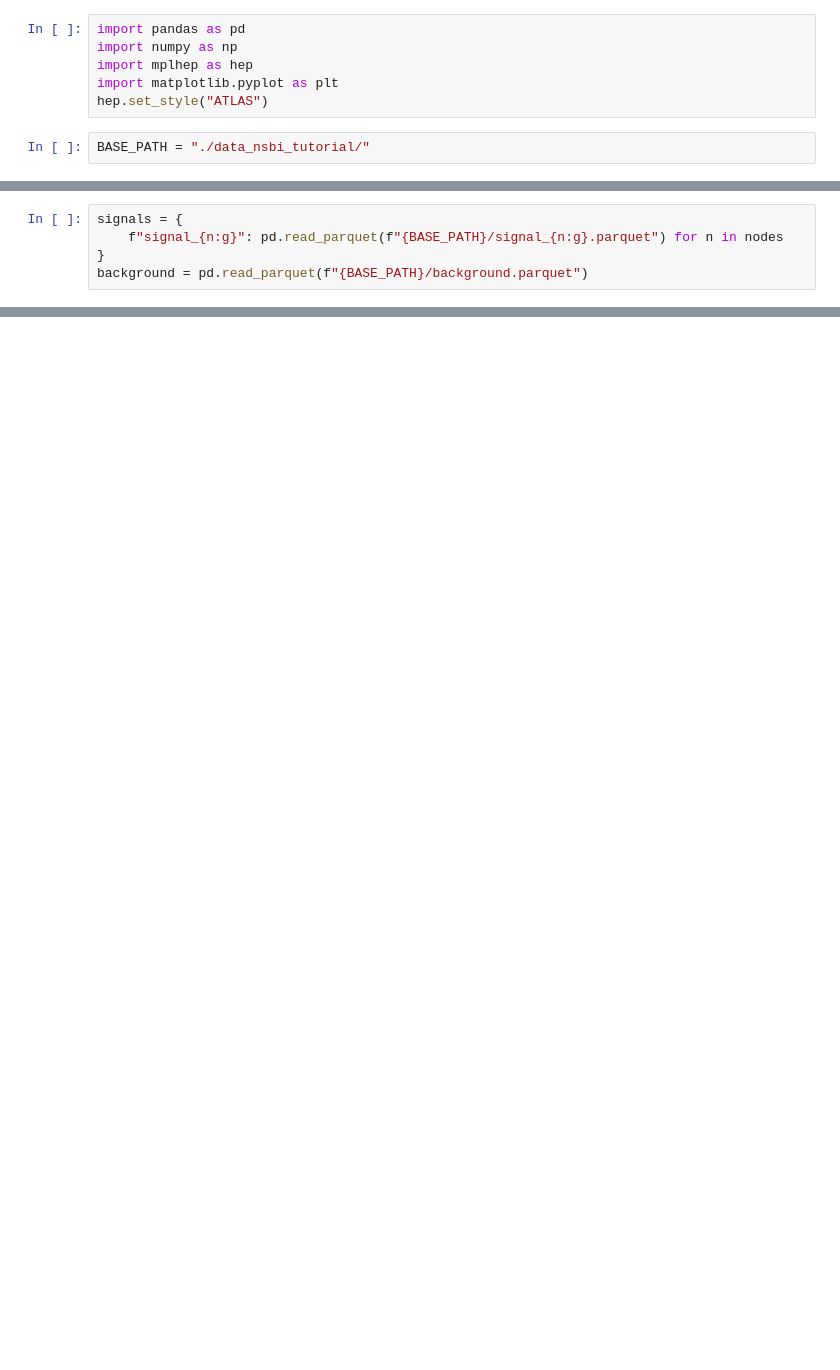
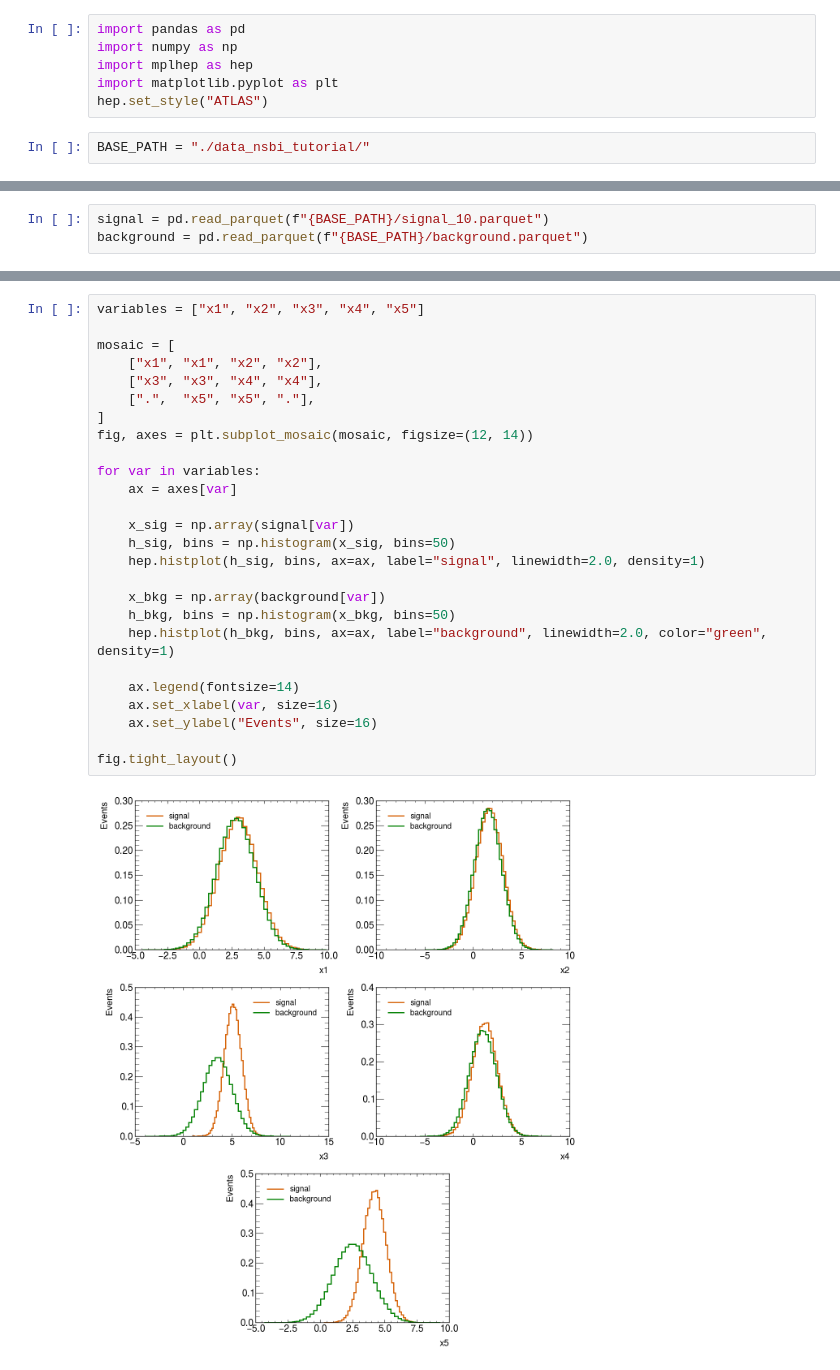
Before and after one commit to Ragansu/NSBI-workflow-tutorial, a Jupyter notebook: workshops/nsbi_atlas_workshop/1_visualize_data.ipynb, the cells around one changed output, grey strips where cells are left out. Cells and saved outputs as stored; diff of their text form; blank space fills up the shorter version.

```diff
--- a/workshops/nsbi_atlas_workshop/1_visualize_data.ipynb
+++ b/workshops/nsbi_atlas_workshop/1_visualize_data.ipynb
@@ -11,5 +14,3 @@ nodes = [0, 5, 10]
 # %%
-signals = {
-    f"signal_{n:g}": pd.read_parquet(f"{BASE_PATH}/signal_{n:g}.parquet") for n in nodes
-}
+signal = pd.read_parquet(f"{BASE_PATH}/signal_10.parquet")
 background = pd.read_parquet(f"{BASE_PATH}/background.parquet")
@@ -39,0 +23,28 @@ Text(0, 1, 'Events')
+# %%
+variables = ["x1", "x2", "x3", "x4", "x5"]
+
+mosaic = [
+    ["x1", "x1", "x2", "x2"],
+    ["x3", "x3", "x4", "x4"],
+    [".",  "x5", "x5", "."],
+]
+fig, axes = plt.subplot_mosaic(mosaic, figsize=(12, 14))
+
+for var in variables:
+    ax = axes[var]
+
+    x_sig = np.array(signal[var])
+    h_sig, bins = np.histogram(x_sig, bins=50)
+    hep.histplot(h_sig, bins, ax=ax, label="signal", linewidth=2.0, density=1)
+
+    x_bkg = np.array(background[var])
+    h_bkg, bins = np.histogram(x_bkg, bins=50)
+    hep.histplot(h_bkg, bins, ax=ax, label="background", linewidth=2.0, color="green", density=1)
+
+    ax.legend(fontsize=14)
+    ax.set_xlabel(var, size=16)
+    ax.set_ylabel("Events", size=16)
+
+fig.tight_layout()
+# %% [output]
+[figure, added]
```
Also changed, not shown: parts of 4 cells of this notebook, 8 other files.
